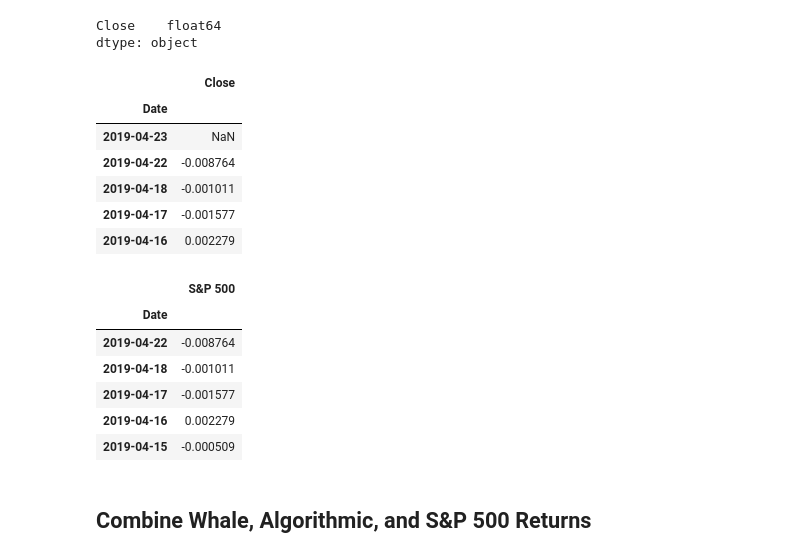
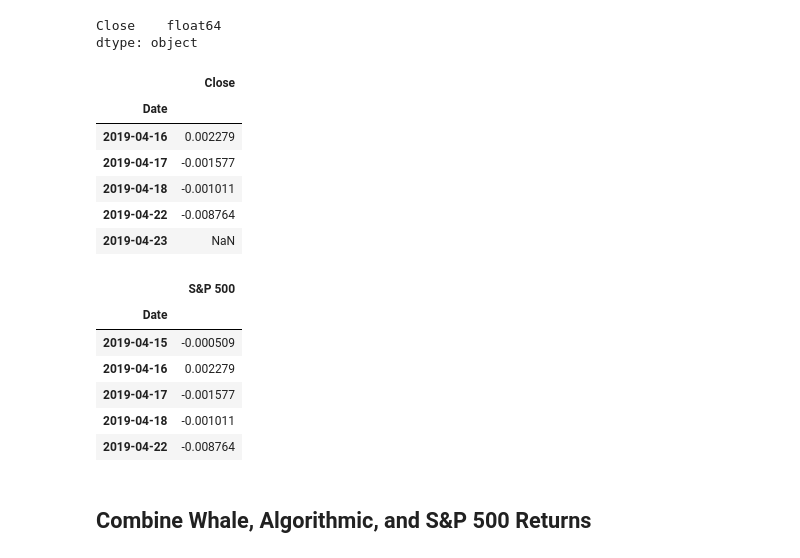
Before and after one commit to Clarence-cox/Whale-Analysis-MOD-4, a Jupyter notebook: whale_analysis.ipynb, the cells around one changed output. Drawn from its saved outputs; the diff is of its cells as text; code cells hidden in the pictures.

```diff
--- a/whale_analysis.ipynb
+++ b/whale_analysis.ipynb
@@ -86,30 +107,30 @@ dtype: object
 # %%
 # Calculate Daily Returns
 sp500_df = sp500_df.pct_change()
-sp500_df.head()
+sp500_df.head().sort_index()
 # %% [output]
 |  | Close |
 | Date |  |
+| 2019-04-16 | 0.002279 |
+| 2019-04-17 | -0.001577 |
+| 2019-04-18 | -0.001011 |
+| 2019-04-22 | -0.008764 |
 | 2019-04-23 | NaN |
-| 2019-04-22 | -0.008764 |
-| 2019-04-18 | -0.001011 |
-| 2019-04-17 | -0.001577 |
-| 2019-04-16 | 0.002279 |
 # %%
 # Drop nulls
 sp500_df.dropna(inplace=True)
 # %%
 # Rename `Close` Column to be specific to this portfolio.
 sp500_df = sp500_df.rename(columns={'Close':'S&P 500'})
-sp500_df.head()
+sp500_df.head().sort_index()
 # %% [output]
 |  | S&P 500 |
 | Date |  |
+| 2019-04-15 | -0.000509 |
+| 2019-04-16 | 0.002279 |
+| 2019-04-17 | -0.001577 |
+| 2019-04-18 | -0.001011 |
 | 2019-04-22 | -0.008764 |
-| 2019-04-18 | -0.001011 |
-| 2019-04-17 | -0.001577 |
-| 2019-04-16 | 0.002279 |
-| 2019-04-15 | -0.000509 |
 # %% [markdown]
 ## Combine Whale, Algorithmic, and S&P 500 Returns
 # %%
```
Also changed, not shown: parts of 39 cells of this notebook.
